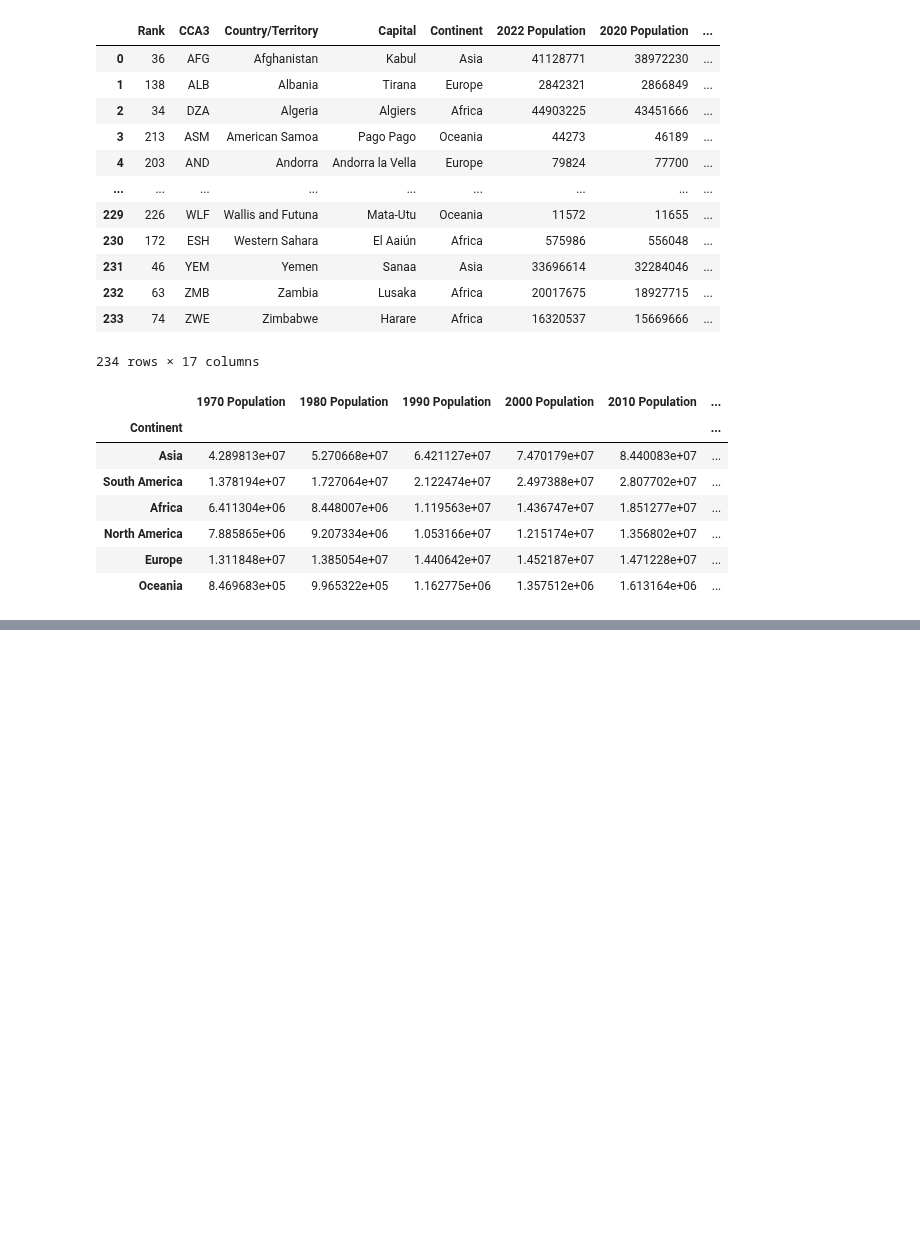
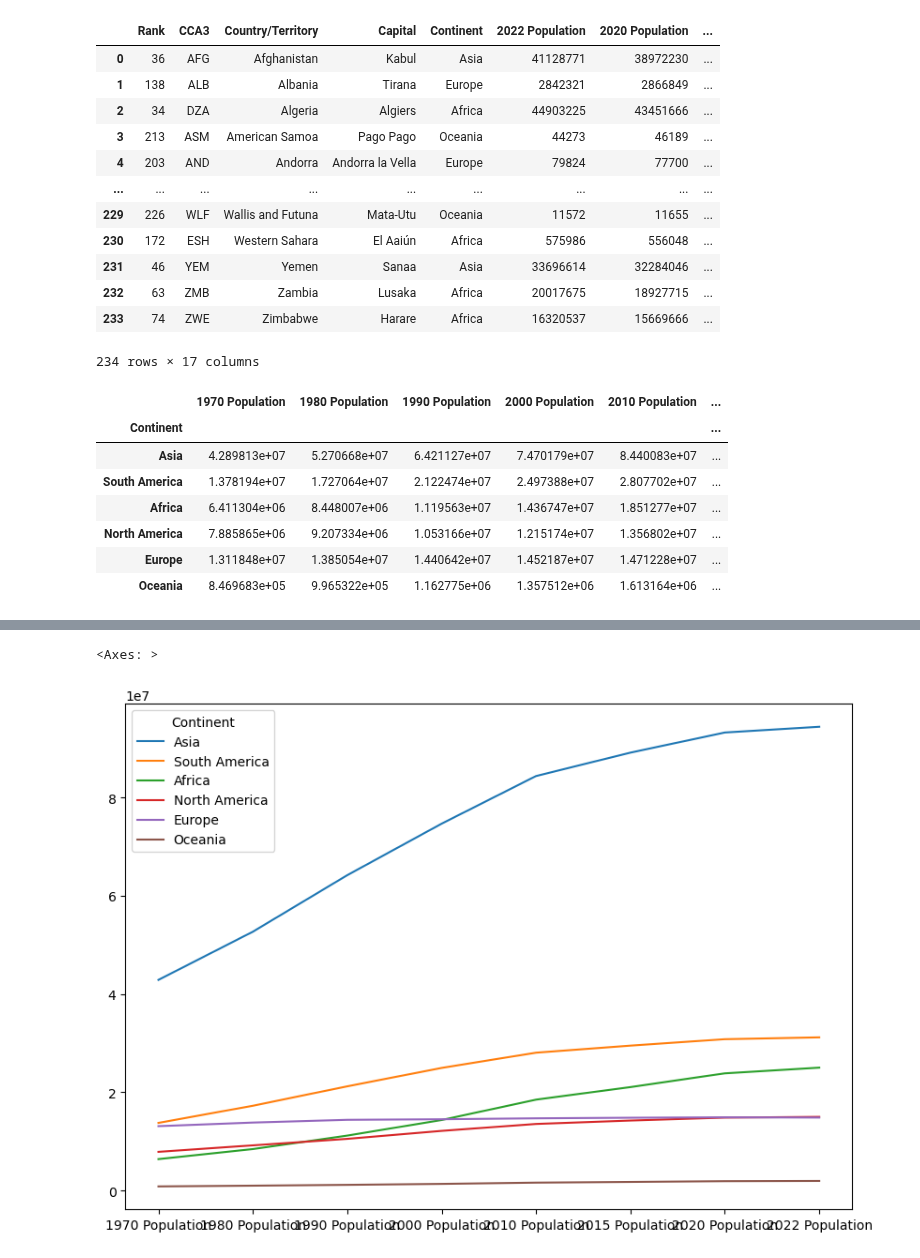
Before and after one commit to bilalsaeed18/Pandas---A-python-Library-, a Jupyter notebook: EDA in Pandas.ipynb, the cells around one changed output, grey strips where cells are left out. Cells and saved outputs as stored; diff of their text form; code cells hidden in the pictures; blank space fills up the shorter version.

```diff
--- a/EDA in Pandas.ipynb
+++ b/EDA in Pandas.ipynb
@@ -251,0 +252,3 @@ Index(['Rank', 'CCA3', 'Country/Territory', 'Capital', 'Continent',
+# %%
+df3 = df2.transpose()
+df3
@@ -251,0 +265,5 @@ Index(['Rank', 'CCA3', 'Country/Territory', 'Capital', 'Continent',
+# %%
+df3.plot()
+# %% [output]
+<Axes: >
+[figure, added]
```
Also changed, not shown: parts of 5 cells of this notebook.
